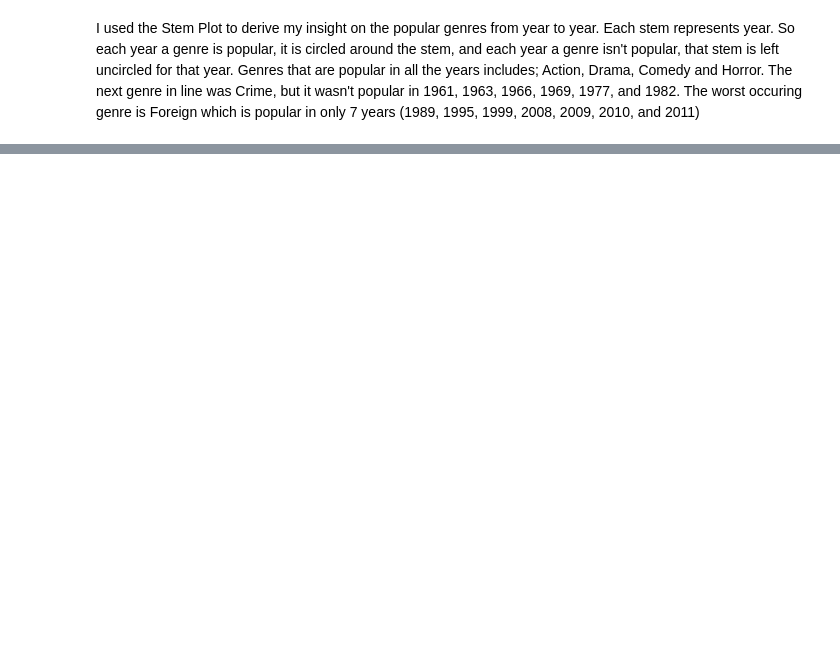
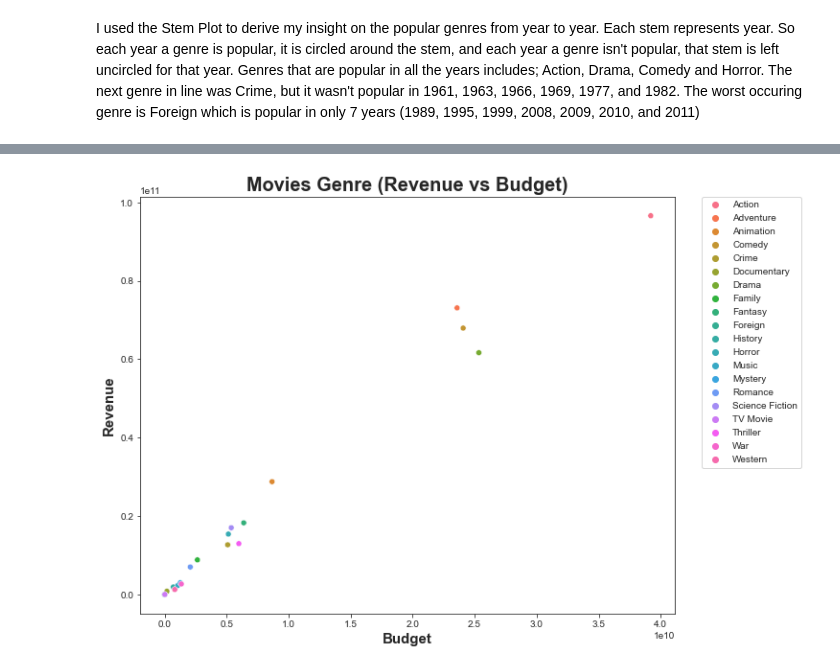
Before and after one commit to Placidus-Ali/intermediate_projects, a Jupyter notebook: week4/project1.ipynb, the cells around one changed output, grey strips where cells are left out. Cells and saved outputs as stored; diff of their text form; code cells hidden in the pictures; blank space fills up the shorter version.

```diff
--- a/week4/project1.ipynb
+++ b/week4/project1.ipynb
@@ -168,0 +285,6 @@ TypeError: 'value' must be an instance of str or bytes, not a float
+# %%
+info_rev = pd.DataFrame(movies['revenue'].sort_values(ascending=False))
+data_set = ['popularity','budget','original_title','runtime','genres','vote_average','release_year']
+for i in data_set:
+    info_rev[i] = movies[i]
+info_rev.head(3)
@@ -168,0 +296,4 @@ TypeError: 'value' must be an instance of str or bytes, not a float
+# %%
+# group the genre
+rev1 = info_rev.groupby('genres', as_index =False).agg({'budget':'sum','revenue':'sum', 'popularity':'mean'})
+rev1
@@ -168,0 +328,17 @@ TypeError: 'value' must be an instance of str or bytes, not a float
+# %%
+# set chart dimension
+plt.figure(figsize=(10,8))
+
+# set plotting style
+sns.set_style('ticks')
+
+# set title
+plt.title('Movies Genre (Revenue vs Budget)', fontweight='bold', size=20)
+plt.xlabel('Budget', fontweight='bold', size=15)
+plt.ylabel('Revenue', fontweight='bold', size=15)
+
+# draw scatter plot
+sns.scatterplot(x="budget", y="revenue", hue="genres", data=rev1);
+plt.legend(bbox_to_anchor=(1.05, 1), loc='upper left', borderaxespad=0.); # used to move the legend outside the chart
+# %% [output]
+[figure, added]
```
Also changed, not shown: parts of 40 cells of this notebook, 3 other files.
